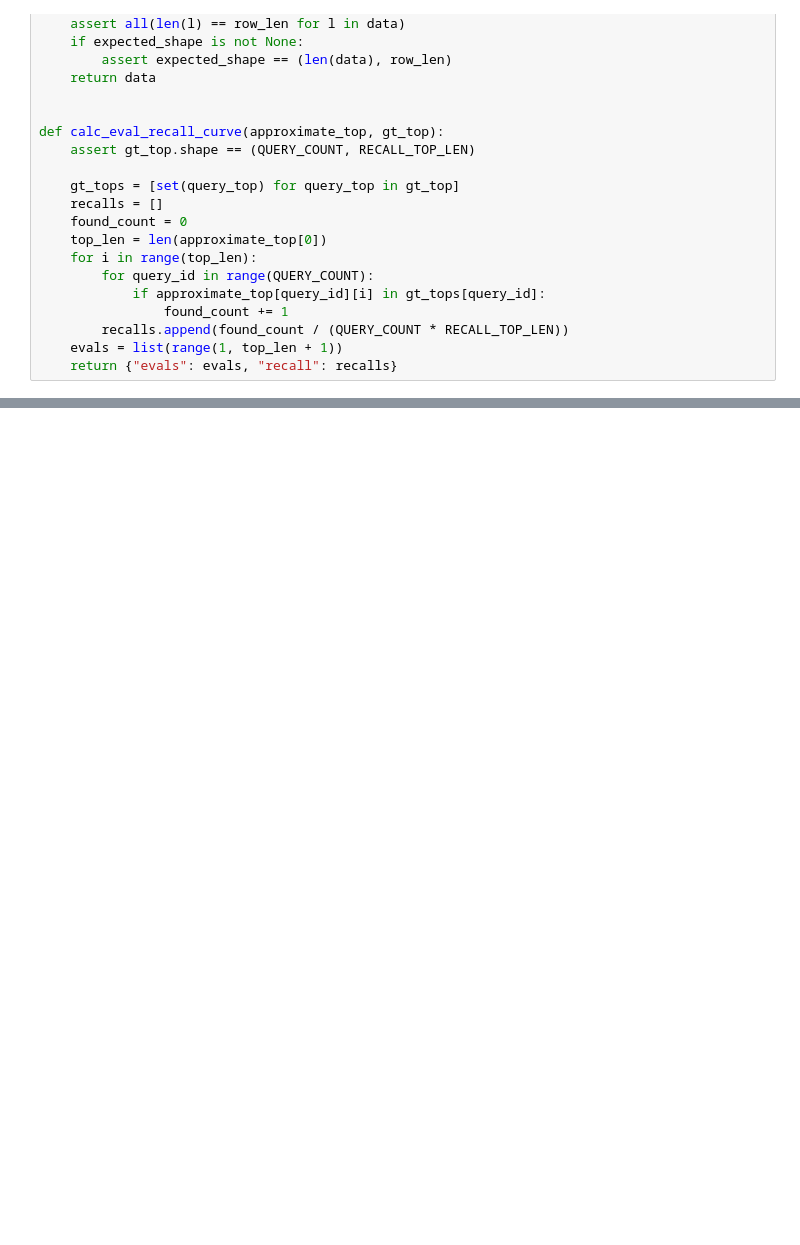
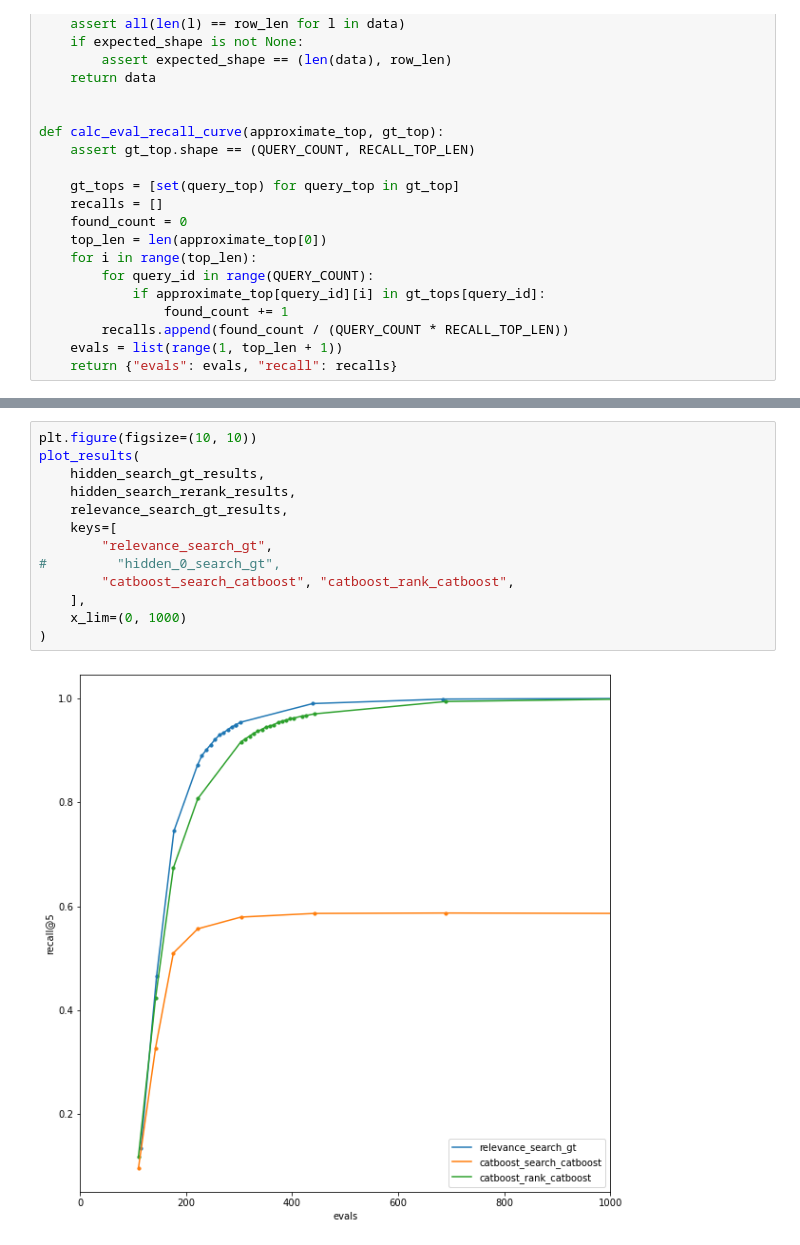
Before and after one commit to Andrew-Angrew/rpg, a Jupyter notebook: conduct_synthetic_experiment.ipynb, the cells around one changed output, grey strips where cells are left out. Drawn from its saved outputs; the diff is of its cells as text; blank space fills up the shorter version.

```diff
--- a/conduct_synthetic_experiment.ipynb
+++ b/conduct_synthetic_experiment.ipynb
@@ -333,0 +549,15 @@ plot_results(experiment_results)
+# %%
+plt.figure(figsize=(10, 10))
+plot_results(
+    hidden_search_gt_results,
+    hidden_search_rerank_results,
+    relevance_search_gt_results,
+    keys=[
+        "relevance_search_gt",
+#         "hidden_0_search_gt",
+        "catboost_search_catboost", "catboost_rank_catboost",
+    ],
+    x_lim=(0, 1000)
+)
+# %% [output]
+[figure, added]
```
Also changed, not shown: parts of 27 cells of this notebook.
